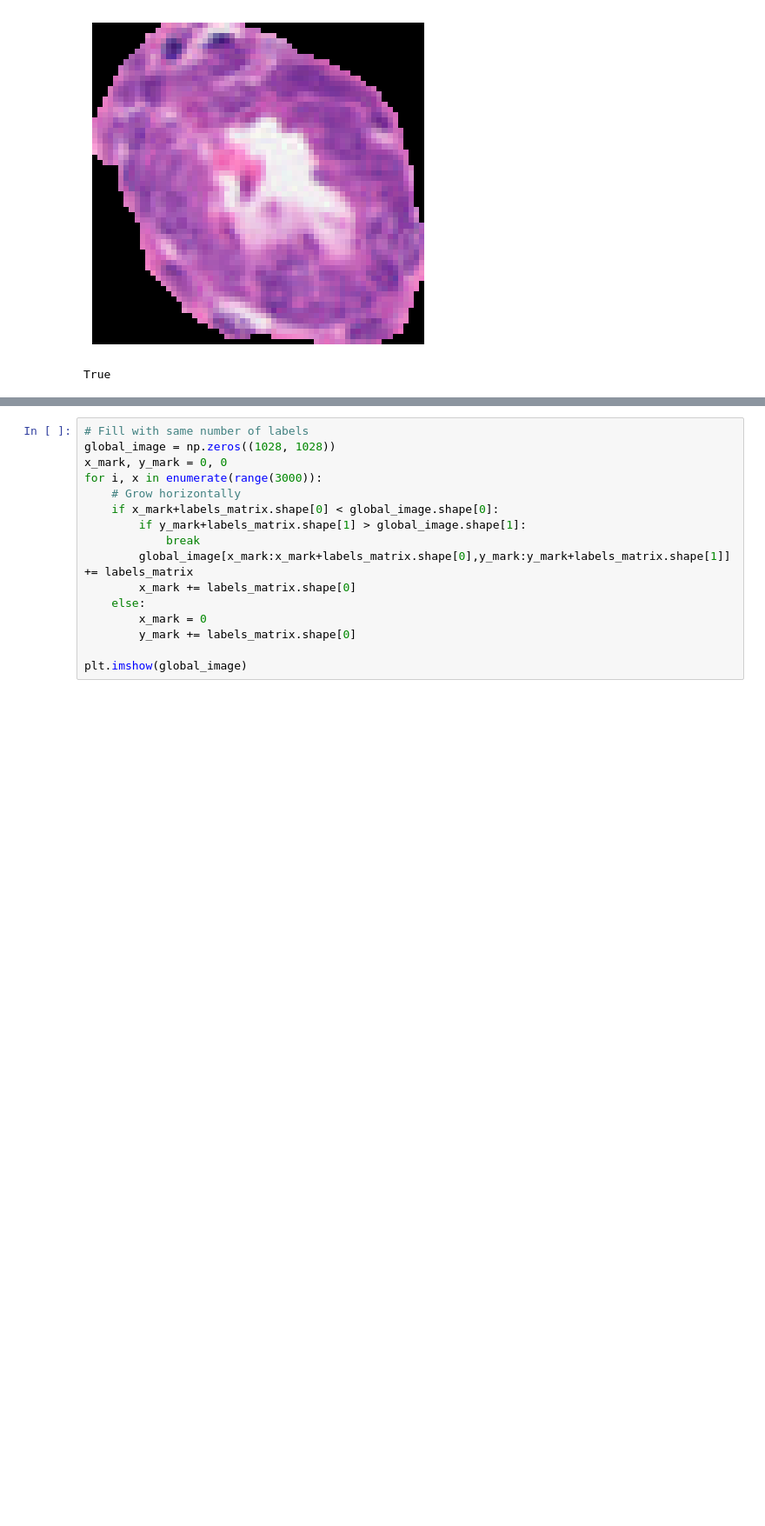
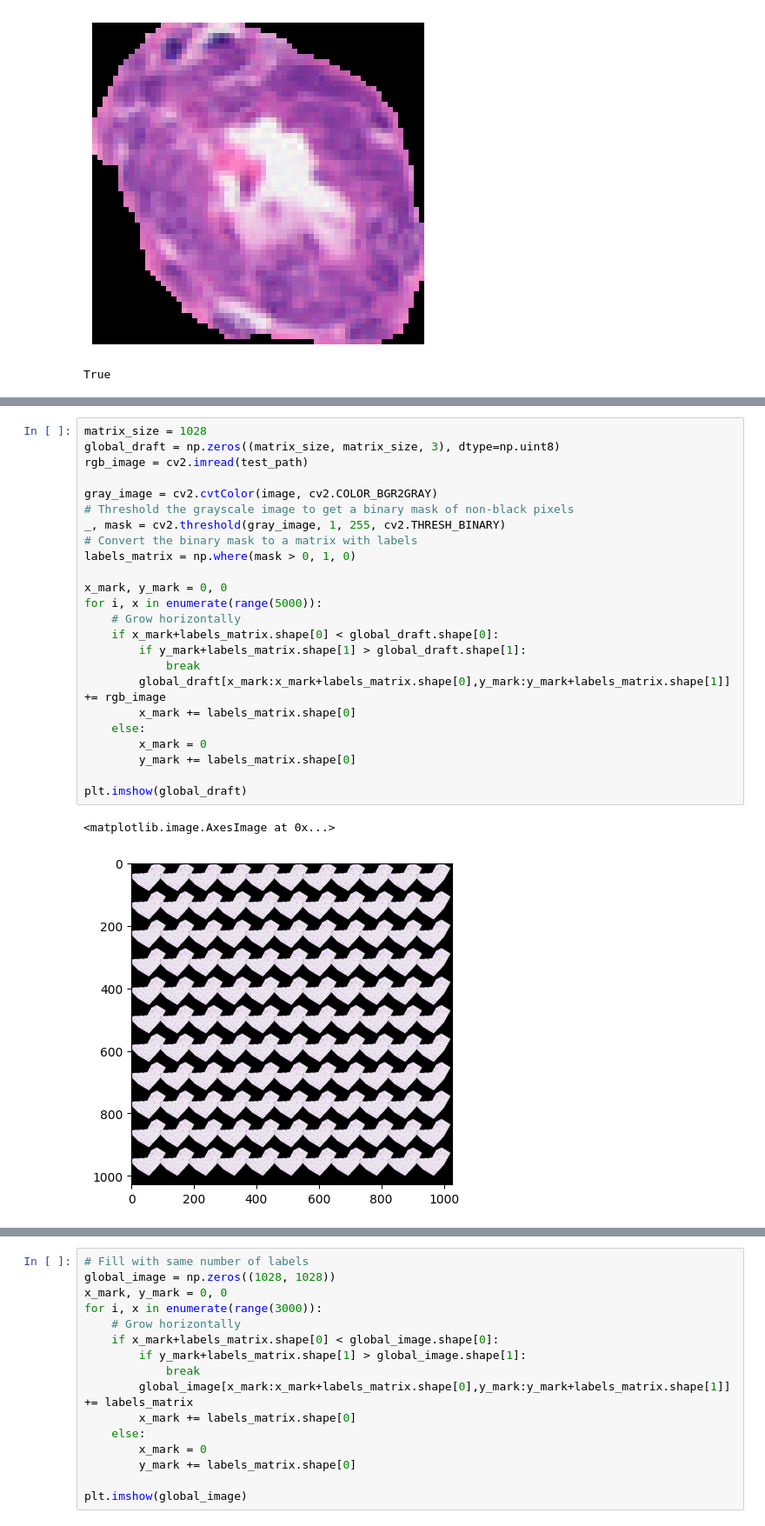
Before and after one commit to 8toz/3d_breast_reconstruction, a Jupyter notebook: train_classifier.ipynb, the cells around one changed output, grey strips where cells are left out. Shown at 87% size. Drawn from its saved outputs; the diff is of its cells as text; blank space fills up the shorter version.

```diff
--- a/train_classifier.ipynb
+++ b/train_classifier.ipynb
@@ -262,3 +306,30 @@ plt.imshow(cv2.cvtColor(image, cv2.COLOR_BGR2RGB))
+# %%
+matrix_size = 1028
+global_draft = np.zeros((matrix_size, matrix_size, 3), dtype=np.uint8)
+rgb_image = cv2.imread(test_path)
+
+gray_image = cv2.cvtColor(image, cv2.COLOR_BGR2GRAY)
+# Threshold the grayscale image to get a binary mask of non-black pixels
+_, mask = cv2.threshold(gray_image, 1, 255, cv2.THRESH_BINARY)
+# Convert the binary mask to a matrix with labels
+labels_matrix = np.where(mask > 0, 1, 0)
+
+x_mark, y_mark = 0, 0
+for i, x in enumerate(range(5000)):
+    # Grow horizontally
+    if x_mark+labels_matrix.shape[0] < global_draft.shape[0]:
+        if y_mark+labels_matrix.shape[1] > global_draft.shape[1]:
+            break
+        global_draft[x_mark:x_mark+labels_matrix.shape[0],y_mark:y_mark+labels_matrix.shape[1]] += rgb_image
+        x_mark += labels_matrix.shape[0]
+    else:
+        x_mark = 0
+        y_mark += labels_matrix.shape[0]
+
+plt.imshow(global_draft)
+# %% [output]
+<matplotlib.image.AxesImage at 0x...>
+[figure, added]
 # %%
 # Convert the color image to grayscale
 gray_image = cv2.cvtColor(image, cv2.COLOR_BGR2GRAY)
```
Also changed, not shown: parts of 15 cells of this notebook.
